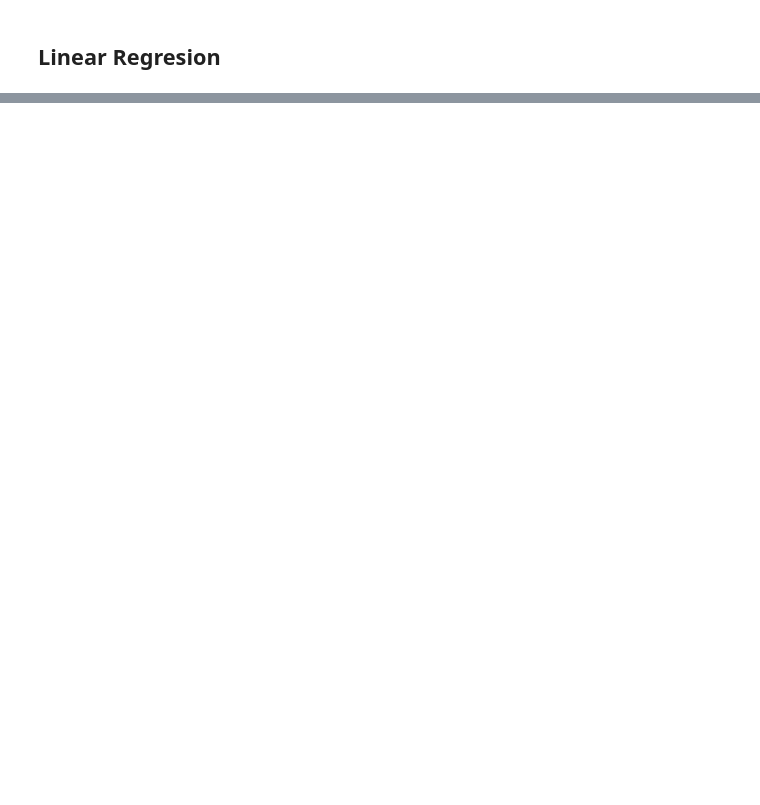
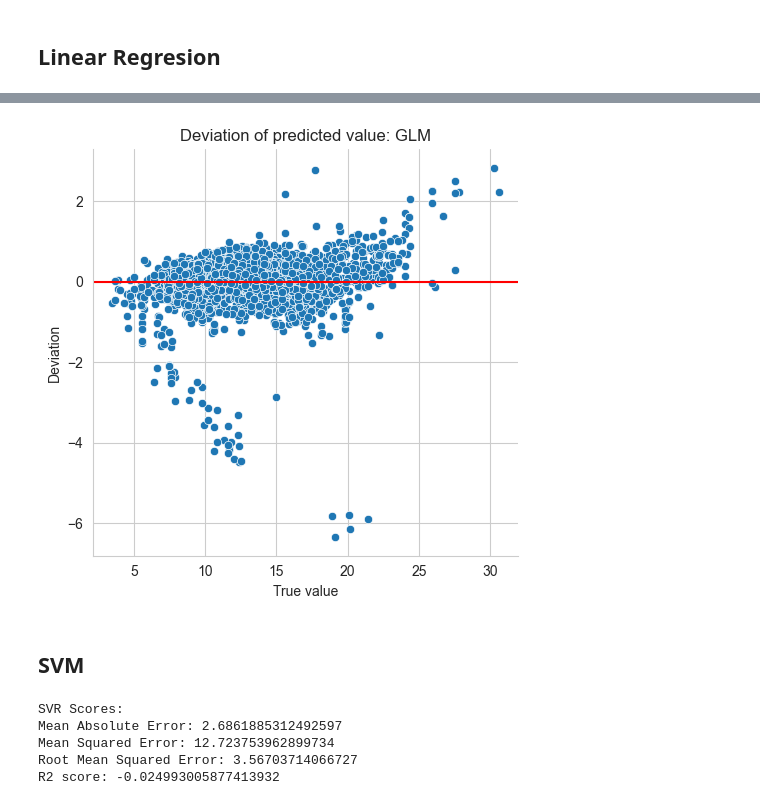
Before and after one commit to hardwak/Fuel-Usage-Predictor, a Jupyter notebook: project-notebook.ipynb, the cells around one changed output, grey strips where cells are left out. Cells and saved outputs as stored; diff of their text form; code cells hidden in the pictures; blank space fills up the shorter version.

```diff
--- a/project-notebook.ipynb
+++ b/project-notebook.ipynb
@@ -705,0 +621,6 @@ show_relplot(predicted, deviation, "Deviation of predicted value")
+# %%
+glm_model = LinearRegression()
+features = PolynomialFeatures(degree=2, include_bias=True, interaction_only=False)
+glm_model.fit(features.fit_transform(X_train), Y_train)
+
+glm_predicted = glm_model.predict(features.fit_transform(X_test))
@@ -705,0 +635,7 @@ show_relplot(predicted, deviation, "Deviation of predicted value")
+# %%
+deviation = Y_test - glm_predicted
+show_relplot(Y_test, deviation, "Deviation of predicted value: GLM", xlabel='True value', ylabel='Deviation', draw_axhline=True)
+# %% [output]
+[figure, added]
+# %% [markdown]
+## SVM
@@ -705,0 +647,8 @@ show_relplot(predicted, deviation, "Deviation of predicted value")
+# %%
+print_model_scores(Y_test, svm_predicted, 'SVR')
+# %% [output]
+SVR Scores:
+Mean Absolute Error: 2.6861885312492597
+Mean Squared Error: 12.723753962899734
+Root Mean Squared Error: 3.56703714066727
+R2 score: -0.024993005877413932
```
Also changed, not shown: parts of 48 cells of this notebook.
